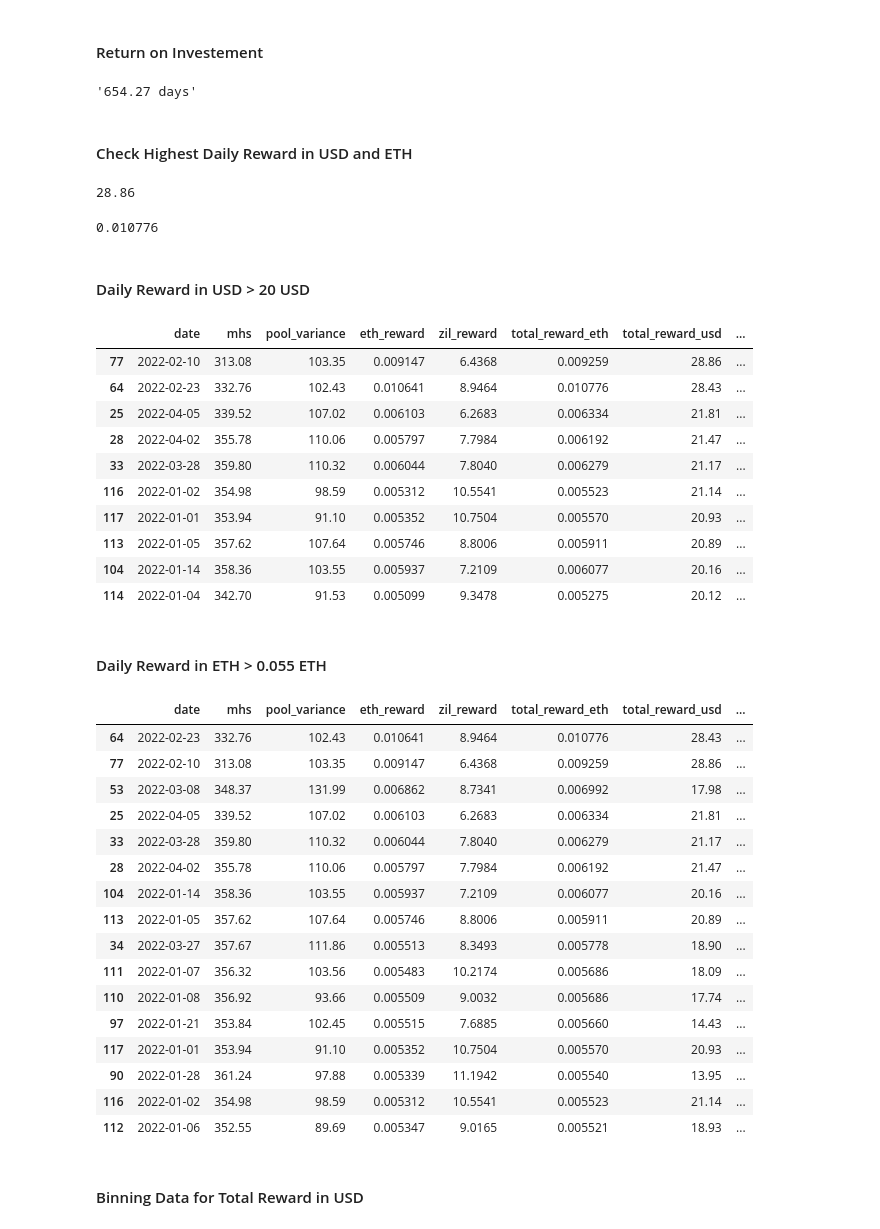
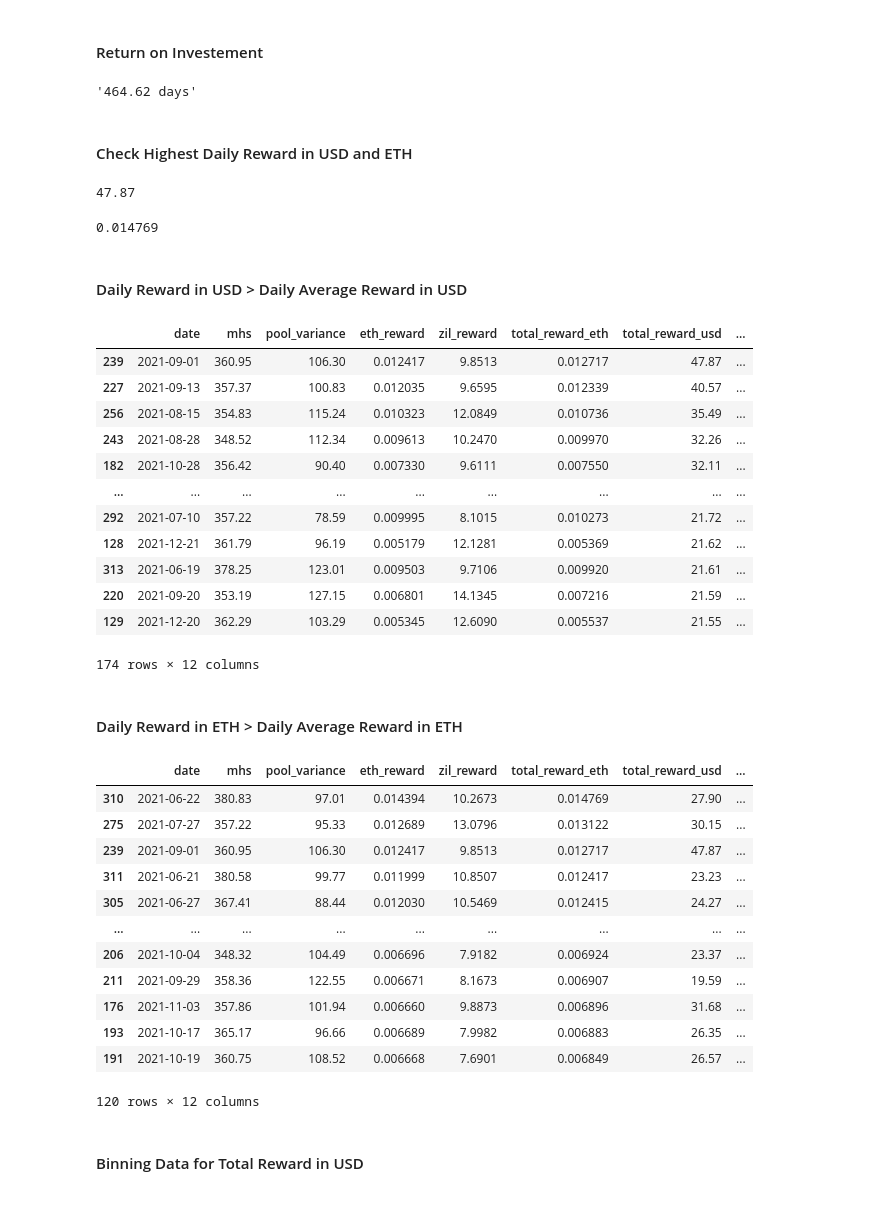
Before and after one commit to luckyp71/eth_mining_reward_rtx3090s, a Jupyter notebook: eth_mining_reward_rtx3090s.ipynb, the cells around one changed output. Drawn from its saved outputs; the diff is of its cells as text; code cells hidden in the pictures.

```diff
--- a/eth_mining_reward_rtx3090s.ipynb
+++ b/eth_mining_reward_rtx3090s.ipynb
@@ -13,7 +13,7 @@ warnings.filterwarnings('ignore')
 # %% [markdown]
 ### Load Data
 # %%
-df = pd.read_csv('./input/jan_april_mining_reward.csv')
+df = pd.read_csv('./input/jun21_apr22_reward.csv')
 # %% [markdown]
 ### Exploratory Data Analysis
 # %% [markdown]
@@ -71,3 +64,5 @@ df.head()
+# %%
+df = df[df['date']>= '2021-06-18'].sort_values(by='date')
 # %% [markdown]
 #### Get Summary Statistics
 # %%
@@ -90,55 +85,53 @@ df.describe().T
 # %%
 str(round((10000/df['total_reward_usd'].mean()),2))+' days'
 # %% [output]
-'654.27 days'
+'464.62 days'
 # %% [markdown]
 #### Check Highest Daily Reward in USD and ETH
 # %%
 df['total_reward_usd'].max()
 # %% [output]
-28.86
+47.87
 # %%
 df['total_reward_eth'].max()
 # %% [output]
-0.010776
+0.014769
 # %% [markdown]
-#### Daily Reward in USD > 20 USD
+#### Daily Reward in USD > Daily Average Reward in USD
 # %%
-df[df['total_reward_usd']>=20].sort_values(by=['total_reward_usd','date'], ascending=[False, True])
+df[df['total_reward_usd']>=df['total_reward_usd'].mean()].sort_values(by=['total_reward_usd','date'], ascending=[False, True])
 # %% [output]
 |  | date | mhs | pool_variance | eth_reward | zil_reward | total_reward_eth | total_reward_usd | ... |
-| 77 | 2022-02-10 | 313.08 | 103.35 | 0.009147 | 6.4368 | 0.009259 | 28.86 | ... |
-| 64 | 2022-02-23 | 332.76 | 102.43 | 0.010641 | 8.9464 | 0.010776 | 28.43 | ... |
-| 25 | 2022-04-05 | 339.52 | 107.02 | 0.006103 | 6.2683 | 0.006334 | 21.81 | ... |
-| 28 | 2022-04-02 | 355.78 | 110.06 | 0.005797 | 7.7984 | 0.006192 | 21.47 | ... |
-| 33 | 2022-03-28 | 359.80 | 110.32 | 0.006044 | 7.8040 | 0.006279 | 21.17 | ... |
-| 116 | 2022-01-02 | 354.98 | 98.59 | 0.005312 | 10.5541 | 0.005523 | 21.14 | ... |
-| 117 | 2022-01-01 | 353.94 | 91.10 | 0.005352 | 10.7504 | 0.005570 | 20.93 | ... |
-| 113 | 2022-01-05 | 357.62 | 107.64 | 0.005746 | 8.8006 | 0.005911 | 20.89 | ... |
-| 104 | 2022-01-14 | 358.36 | 103.55 | 0.005937 | 7.2109 | 0.006077 | 20.16 | ... |
-| 114 | 2022-01-04 | 342.70 | 91.53 | 0.005099 | 9.3478 | 0.005275 | 20.12 | ... |
+| 239 | 2021-09-01 | 360.95 | 106.30 | 0.012417 | 9.8513 | 0.012717 | 47.87 | ... |
+| 227 | 2021-09-13 | 357.37 | 100.83 | 0.012035 | 9.6595 | 0.012339 | 40.57 | ... |
+| 256 | 2021-08-15 | 354.83 | 115.24 | 0.010323 | 12.0849 | 0.010736 | 35.49 | ... |
+| 243 | 2021-08-28 | 348.52 | 112.34 | 0.009613 | 10.2470 | 0.009970 | 32.26 | ... |
+| 182 | 2021-10-28 | 356.42 | 90.40 | 0.007330 | 9.6111 | 0.007550 | 32.11 | ... |
+| ... | ... | ... | ... | ... | ... | ... | ... | ... |
+| 292 | 2021-07-10 | 357.22 | 78.59 | 0.009995 | 8.1015 | 0.010273 | 21.72 | ... |
+| 128 | 2021-12-21 | 361.79 | 96.19 | 0.005179 | 12.1281 | 0.005369 | 21.62 | ... |
+| 313 | 2021-06-19 | 378.25 | 123.01 | 0.009503 | 9.7106 | 0.009920 | 21.61 | ... |
+| 220 | 2021-09-20 | 353.19 | 127.15 | 0.006801 | 14.1345 | 0.007216 | 21.59 | ... |
+| 129 | 2021-12-20 | 362.29 | 103.29 | 0.005345 | 12.6090 | 0.005537 | 21.55 | ... |
+174 rows × 12 columns
 # %% [markdown]
-#### Daily Reward in ETH > 0.055 ETH
+#### Daily Reward in ETH > Daily Average Reward in ETH
 # %%
-df[df['total_reward_eth'] > 0.0055].sort_values(by=['total_reward_eth', 'date'], ascending=[False, True])
+df[df['total_reward_eth'] > df['total_reward_eth'].mean()].sort_values(by=['total_reward_eth', 'date'], ascending=[False, True])
 # %% [output]
 |  | date | mhs | pool_variance | eth_reward | zil_reward | total_reward_eth | total_reward_usd | ... |
-| 64 | 2022-02-23 | 332.76 | 102.43 | 0.010641 | 8.9464 | 0.010776 | 28.43 | ... |
-| 77 | 2022-02-10 | 313.08 | 103.35 | 0.009147 | 6.4368 | 0.009259 | 28.86 | ... |
-| 53 | 2022-03-08 | 348.37 | 131.99 | 0.006862 | 8.7341 | 0.006992 | 17.98 | ... |
-| 25 | 2022-04-05 | 339.52 | 107.02 | 0.006103 | 6.2683 | 0.006334 | 21.81 | ... |
-| 33 | 2022-03-28 | 359.80 | 110.32 | 0.006044 | 7.8040 | 0.006279 | 21.17 | ... |
-| 28 | 2022-04-02 | 355.78 | 110.06 | 0.005797 | 7.7984 | 0.006192 | 21.47 | ... |
-| 104 | 2022-01-14 | 358.36 | 103.55 | 0.005937 | 7.2109 | 0.006077 | 20.16 | ... |
-| 113 | 2022-01-05 | 357.62 | 107.64 | 0.005746 | 8.8006 | 0.005911 | 20.89 | ... |
-| 34 | 2022-03-27 | 357.67 | 111.86 | 0.005513 | 8.3493 | 0.005778 | 18.90 | ... |
-| 111 | 2022-01-07 | 356.32 | 103.56 | 0.005483 | 10.2174 | 0.005686 | 18.09 | ... |
-| 110 | 2022-01-08 | 356.92 | 93.66 | 0.005509 | 9.0032 | 0.005686 | 17.74 | ... |
-| 97 | 2022-01-21 | 353.84 | 102.45 | 0.005515 | 7.6885 | 0.005660 | 14.43 | ... |
-| 117 | 2022-01-01 | 353.94 | 91.10 | 0.005352 | 10.7504 | 0.005570 | 20.93 | ... |
-| 90 | 2022-01-28 | 361.24 | 97.88 | 0.005339 | 11.1942 | 0.005540 | 13.95 | ... |
-| 116 | 2022-01-02 | 354.98 | 98.59 | 0.005312 | 10.5541 | 0.005523 | 21.14 | ... |
-| 112 | 2022-01-06 | 352.55 | 89.69 | 0.005347 | 9.0165 | 0.005521 | 18.93 | ... |
+| 310 | 2021-06-22 | 380.83 | 97.01 | 0.014394 | 10.2673 | 0.014769 | 27.90 | ... |
+| 275 | 2021-07-27 | 357.22 | 95.33 | 0.012689 | 13.0796 | 0.013122 | 30.15 | ... |
+| 239 | 2021-09-01 | 360.95 | 106.30 | 0.012417 | 9.8513 | 0.012717 | 47.87 | ... |
+| 311 | 2021-06-21 | 380.58 | 99.77 | 0.011999 | 10.8507 | 0.012417 | 23.23 | ... |
+| 305 | 2021-06-27 | 367.41 | 88.44 | 0.012030 | 10.5469 | 0.012415 | 24.27 | ... |
+| ... | ... | ... | ... | ... | ... | ... | ... | ... |
+| 206 | 2021-10-04 | 348.32 | 104.49 | 0.006696 | 7.9182 | 0.006924 | 23.37 | ... |
+| 211 | 2021-09-29 | 358.36 | 122.55 | 0.006671 | 8.1673 | 0.006907 | 19.59 | ... |
+| 176 | 2021-11-03 | 357.86 | 101.94 | 0.006660 | 9.8873 | 0.006896 | 31.68 | ... |
+| 193 | 2021-10-17 | 365.17 | 96.66 | 0.006689 | 7.9982 | 0.006883 | 26.35 | ... |
+| 191 | 2021-10-19 | 360.75 | 108.52 | 0.006668 | 7.6901 | 0.006849 | 26.57 | ... |
+120 rows × 12 columns
 # %% [markdown]
 #### Binning Data for Total Reward in USD
 # %%
```
Also changed, not shown: parts of 26 cells of this notebook, 2 other files.
